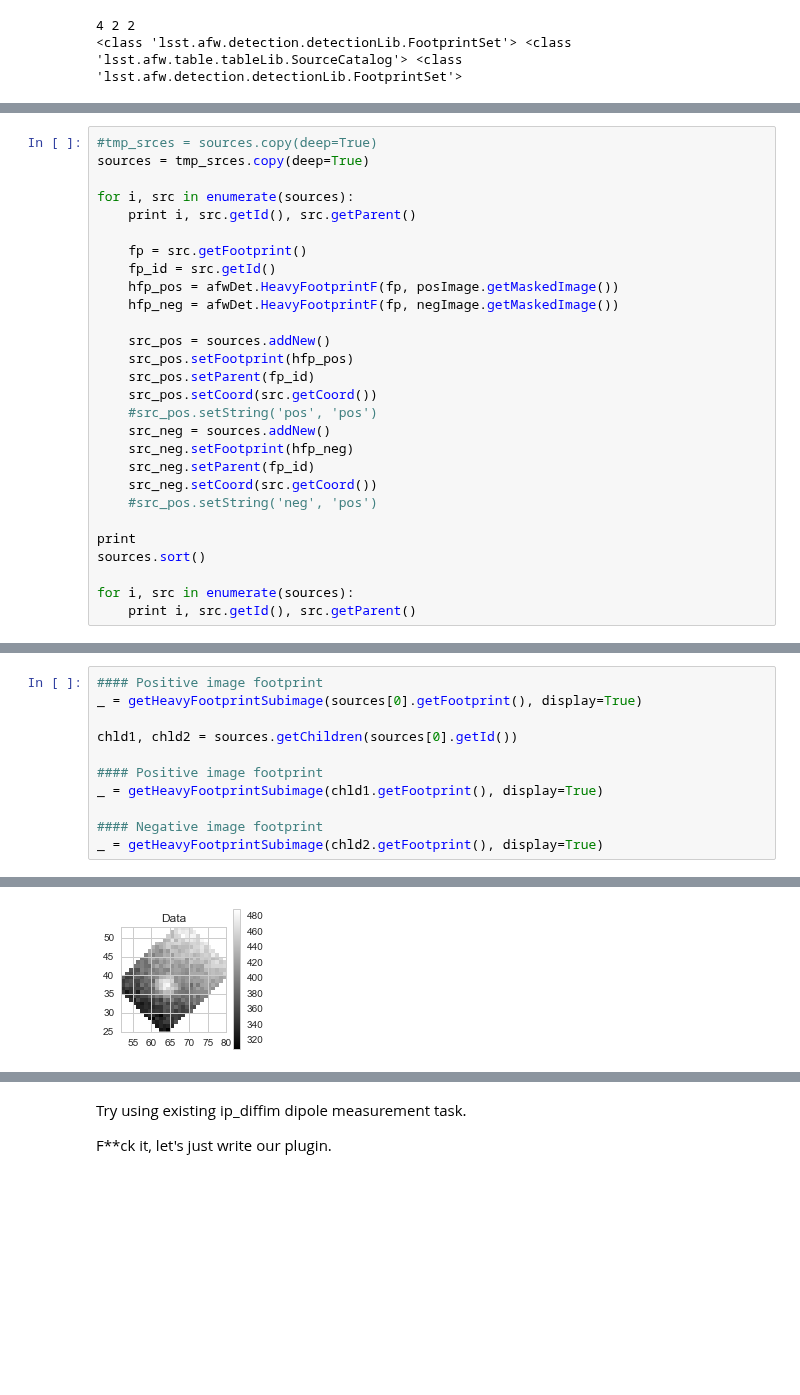
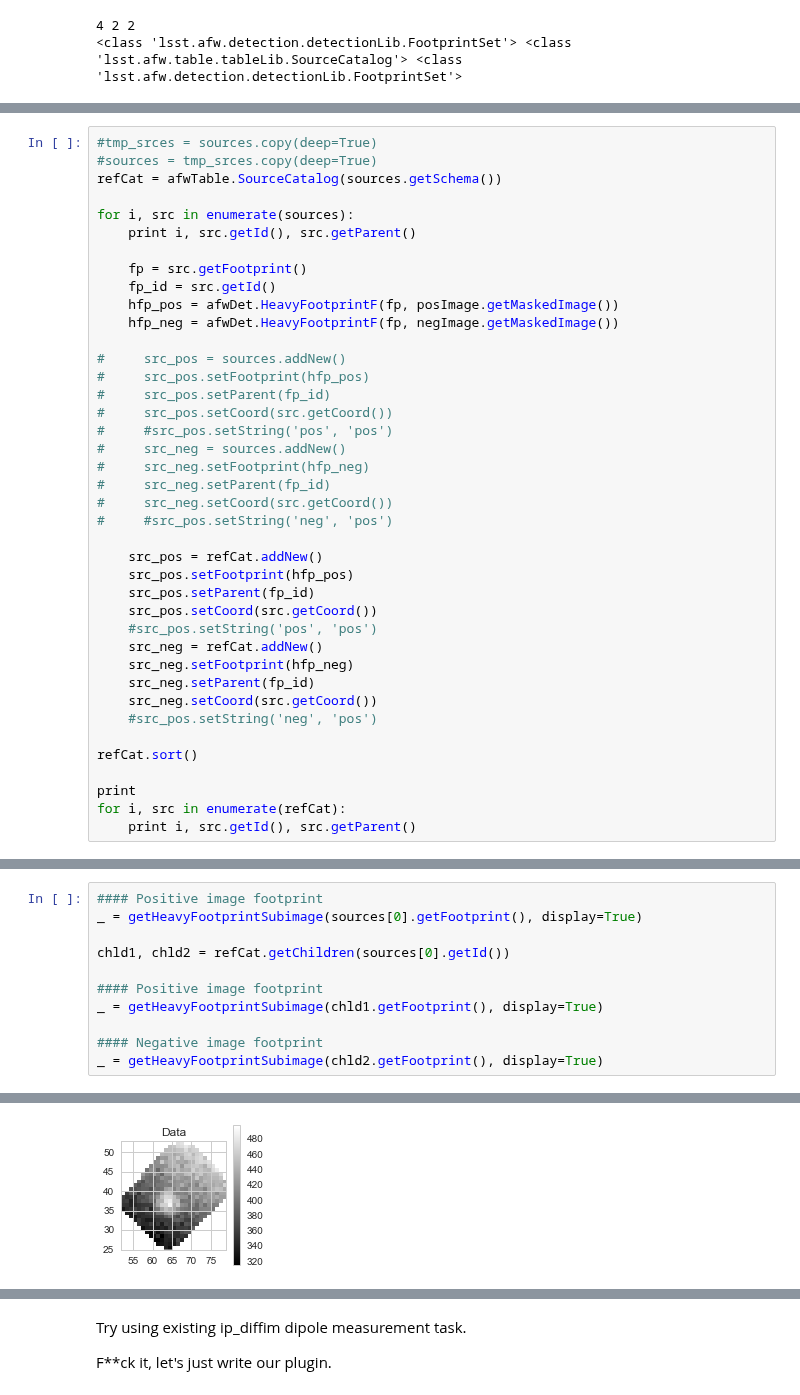
Before and after one commit to djreiss/lsst-dipole, a Jupyter notebook: notebooks/test_notebooks/plugin_and_algorithm/11b. update dipole fitting plugin-use heavy footprints instead of pre-sub images.ipynb, the cells around one changed output, grey strips where cells are left out. Cells and saved outputs as stored; diff of their text form; blank space fills up the shorter version.

Commit message:
got fitting using heavy footprints to work; cannot get plugin working

```diff
--- a/notebooks/test_notebooks/plugin_and_algorithm/11b. update dipole fitting plugin-use heavy footprints instead of pre-sub images.ipynb
+++ b/notebooks/test_notebooks/plugin_and_algorithm/11b. update dipole fitting plugin-use heavy footprints instead of pre-sub images.ipynb
@@ -436,6 +439,7 @@ OK, here's the strategy I'll try:
 # %%
 #tmp_srces = sources.copy(deep=True)
-sources = tmp_srces.copy(deep=True)
+#sources = tmp_srces.copy(deep=True)
+refCat = afwTable.SourceCatalog(sources.getSchema())
 
 for i, src in enumerate(sources):
     print i, src.getId(), src.getParent()
@@ -445,21 +449,32 @@ for i, src in enumerate(sources):
     hfp_pos = afwDet.HeavyFootprintF(fp, posImage.getMaskedImage())
     hfp_neg = afwDet.HeavyFootprintF(fp, negImage.getMaskedImage())
 
-    src_pos = sources.addNew()
+#     src_pos = sources.addNew()
+#     src_pos.setFootprint(hfp_pos)
+#     src_pos.setParent(fp_id)
+#     src_pos.setCoord(src.getCoord())
+#     #src_pos.setString('pos', 'pos')
+#     src_neg = sources.addNew()
+#     src_neg.setFootprint(hfp_neg)
+#     src_neg.setParent(fp_id)
+#     src_neg.setCoord(src.getCoord())
+#     #src_pos.setString('neg', 'pos')
+
+    src_pos = refCat.addNew()
     src_pos.setFootprint(hfp_pos)
     src_pos.setParent(fp_id)
     src_pos.setCoord(src.getCoord())
     #src_pos.setString('pos', 'pos')
-    src_neg = sources.addNew()
+    src_neg = refCat.addNew()
     src_neg.setFootprint(hfp_neg)
     src_neg.setParent(fp_id)
     src_neg.setCoord(src.getCoord())
     #src_pos.setString('neg', 'pos')
 
+refCat.sort()
+
 print
-sources.sort()
-
-for i, src in enumerate(sources):
+for i, src in enumerate(refCat):
     print i, src.getId(), src.getParent()
 # %% [output]
 0 5 0
@@ -475,7 +488,7 @@ for i, src in enumerate(sources):
 #### Positive image footprint
 _ = getHeavyFootprintSubimage(sources[0].getFootprint(), display=True)
 
-chld1, chld2 = sources.getChildren(sources[0].getId())
+chld1, chld2 = refCat.getChildren(sources[0].getId())
 
 #### Positive image footprint
 _ = getHeavyFootprintSubimage(chld1.getFootprint(), display=True)
@@ -487 +500 @@ _ = getHeavyFootprintSubimage(chld2.getFootprint(), display=True)
-[figure, old version]
+[figure, new version]
```
Also changed, not shown: parts of 41 cells of this notebook.
